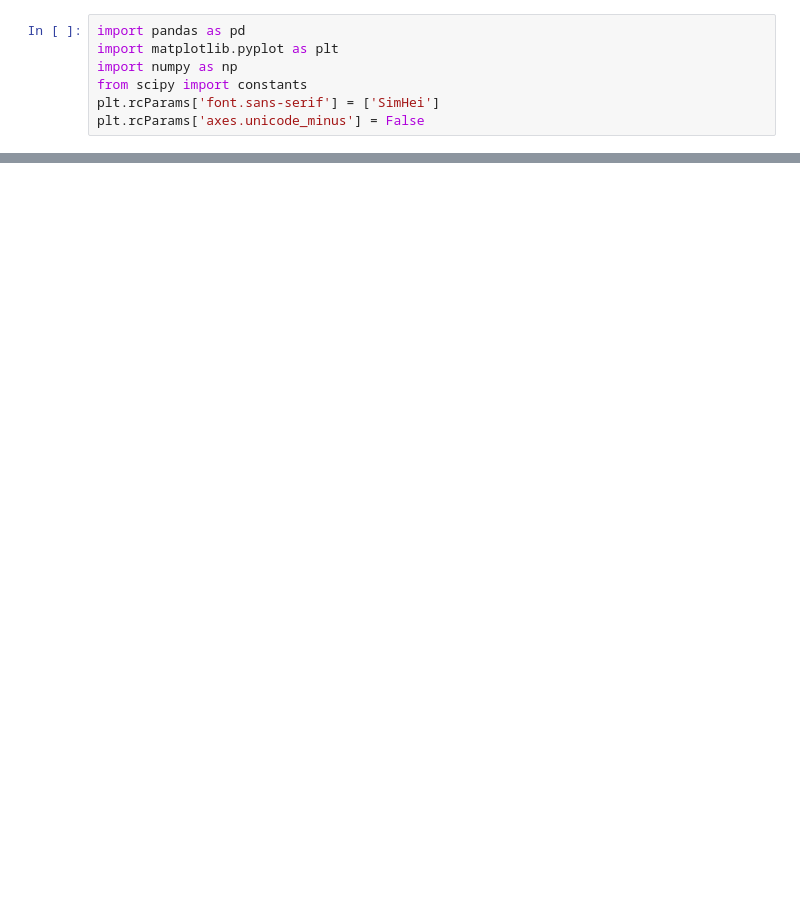
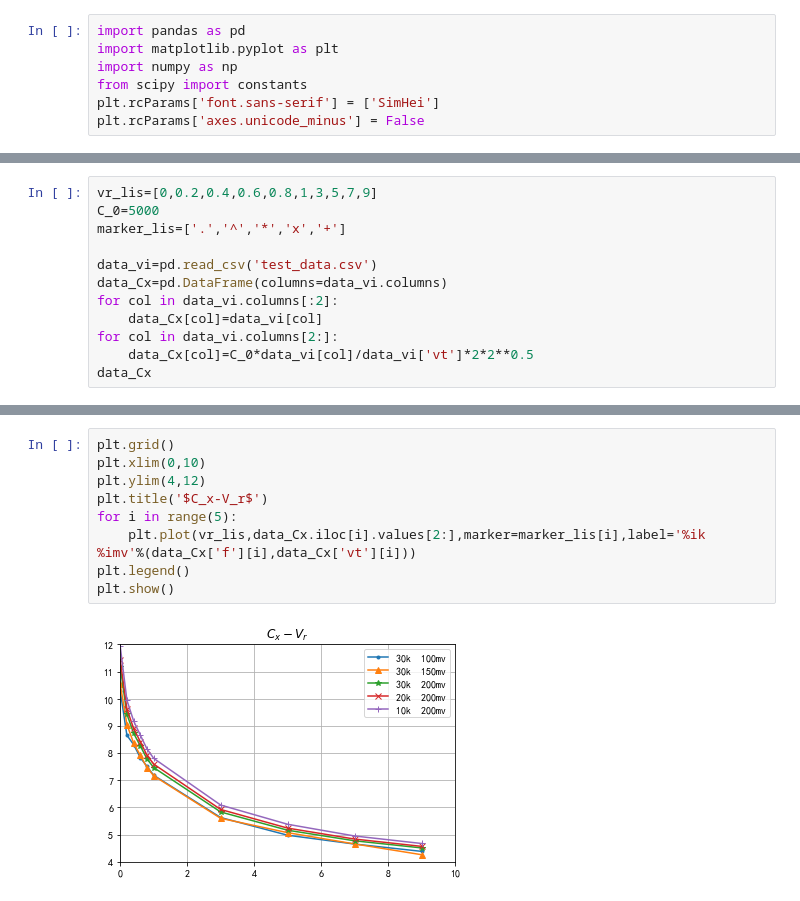
Before and after one commit to tsaihsiaoyi/Jupyter, a Jupyter notebook: Experimental_data/p-n结锁相检测/test.ipynb, the cells around one changed output, grey strips where cells are left out. Cells and saved outputs as stored; diff of their text form; blank space fills up the shorter version.

```diff
--- a/Experimental_data/p-n结锁相检测/test.ipynb
+++ b/Experimental_data/p-n结锁相检测/test.ipynb
@@ -17,0 +12,12 @@ data
+# %%
+vr_lis=[0,0.2,0.4,0.6,0.8,1,3,5,7,9]
+C_0=5000
+marker_lis=['.','^','*','x','+']
+
+data_vi=pd.read_csv('test_data.csv')
+data_Cx=pd.DataFrame(columns=data_vi.columns)
+for col in data_vi.columns[:2]:
+    data_Cx[col]=data_vi[col]
+for col in data_vi.columns[2:]:
+    data_Cx[col]=C_0*data_vi[col]/data_vi['vt']*2*2**0.5
+data_Cx
@@ -17,0 +31,11 @@ data
+# %%
+plt.grid()
+plt.xlim(0,10)
+plt.ylim(4,12)
+plt.title('$C_x-V_r$')
+for i in range(5):
+    plt.plot(vr_lis,data_Cx.iloc[i].values[2:],marker=marker_lis[i],label='%ik  %imv'%(data_Cx['f'][i],data_Cx['vt'][i]))
+plt.legend()
+plt.show()
+# %% [output]
+[figure, added]
```
Also changed, not shown: parts of 9 cells of this notebook, 6 other files.
